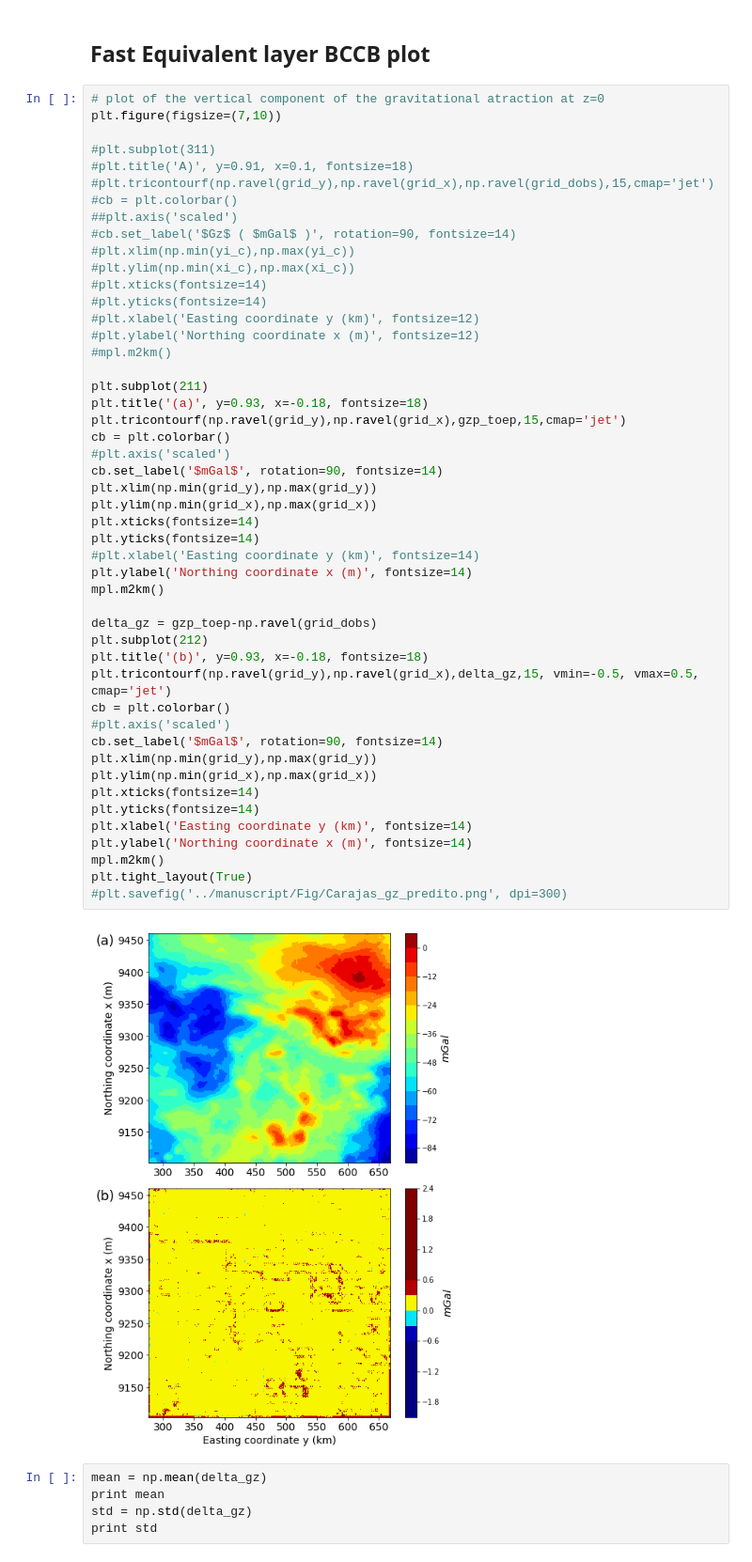
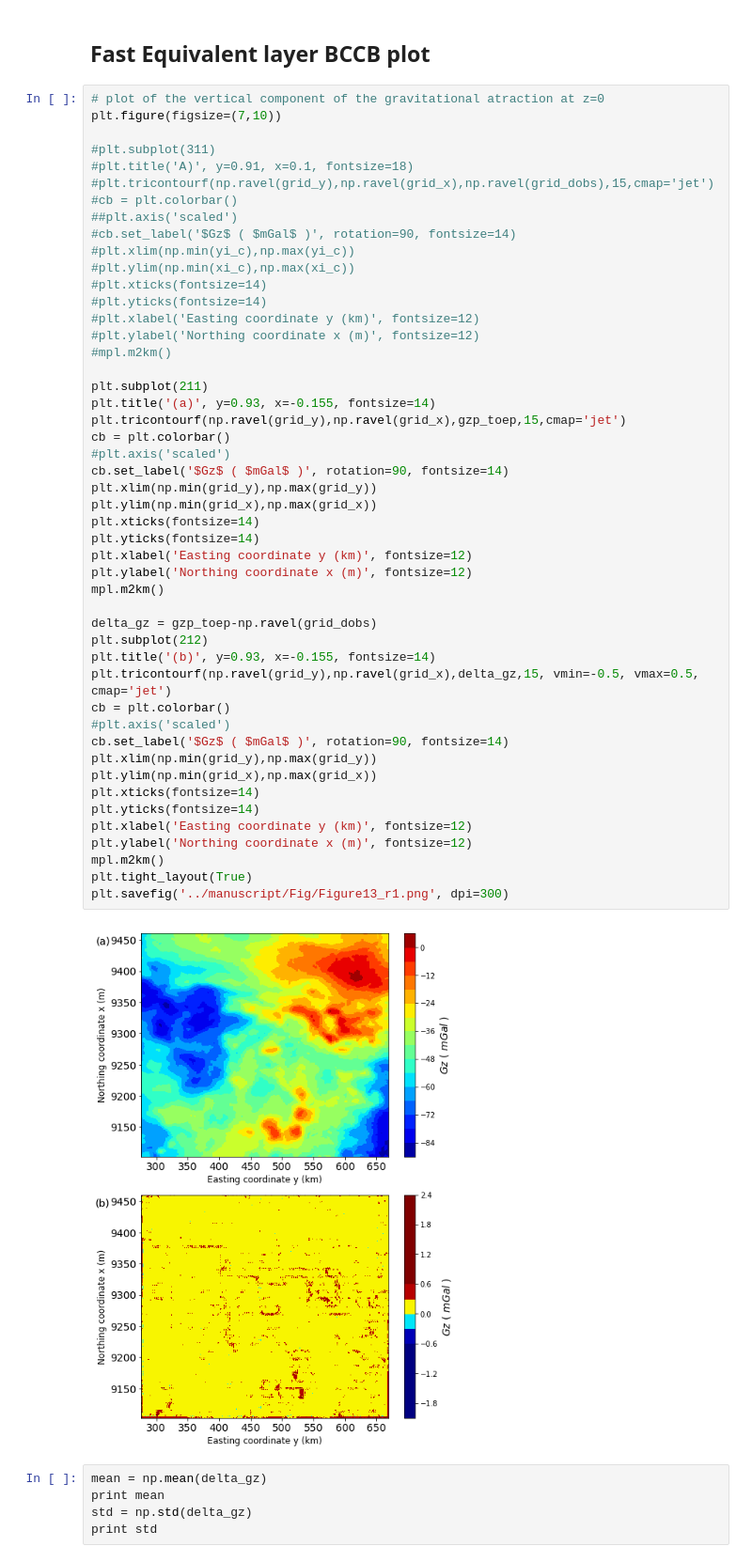
Before and after one commit to pinga-lab/Eq_Layer-Toeplitz, a Jupyter notebook: code/Carajas_Data_Irregular_Grid.ipynb, the cells around one changed output. Shown: that part at 94% size. Saved outputs shown, nothing was run; the diff lists cells and outputs as text.

Commit message:
Revert "New figures without "Gz" label"

```diff
--- a/code/Carajas_Data_Irregular_Grid.ipynb
+++ b/code/Carajas_Data_Irregular_Grid.ipynb
@@ -104,43 +104,43 @@ plt.figure(figsize=(7,10))
 #plt.xlim(np.min(yi_c),np.max(yi_c))
 #plt.ylim(np.min(xi_c),np.max(xi_c))
 #plt.xticks(fontsize=14)
 #plt.yticks(fontsize=14)
 #plt.xlabel('Easting coordinate y (km)', fontsize=12)
 #plt.ylabel('Northing coordinate x (m)', fontsize=12)
 #mpl.m2km()
 
 plt.subplot(211)
-plt.title('(a)', y=0.93, x=-0.18, fontsize=18)
+plt.title('(a)', y=0.93, x=-0.155, fontsize=14)
 plt.tricontourf(np.ravel(grid_y),np.ravel(grid_x),gzp_toep,15,cmap='jet')
 cb = plt.colorbar()
 #plt.axis('scaled')
-cb.set_label('$mGal$', rotation=90, fontsize=14)
+cb.set_label('$Gz$ ( $mGal$ )', rotation=90, fontsize=14)
 plt.xlim(np.min(grid_y),np.max(grid_y))
 plt.ylim(np.min(grid_x),np.max(grid_x))
 plt.xticks(fontsize=14)
 plt.yticks(fontsize=14)
-#plt.xlabel('Easting coordinate y (km)', fontsize=14)
-plt.ylabel('Northing coordinate x (m)', fontsize=14)
+plt.xlabel('Easting coordinate y (km)', fontsize=12)
+plt.ylabel('Northing coordinate x (m)', fontsize=12)
 mpl.m2km()
 
 delta_gz = gzp_toep-np.ravel(grid_dobs)
 plt.subplot(212)
-plt.title('(b)', y=0.93, x=-0.18, fontsize=18)
+plt.title('(b)', y=0.93, x=-0.155, fontsize=14)
 plt.tricontourf(np.ravel(grid_y),np.ravel(grid_x),delta_gz,15, vmin=-0.5, vmax=0.5, cmap='jet')
 cb = plt.colorbar()
 #plt.axis('scaled')
-cb.set_label('$mGal$', rotation=90, fontsize=14)
+cb.set_label('$Gz$ ( $mGal$ )', rotation=90, fontsize=14)
 plt.xlim(np.min(grid_y),np.max(grid_y))
 plt.ylim(np.min(grid_x),np.max(grid_x))
 plt.xticks(fontsize=14)
 plt.yticks(fontsize=14)
-plt.xlabel('Easting coordinate y (km)', fontsize=14)
-plt.ylabel('Northing coordinate x (m)', fontsize=14)
+plt.xlabel('Easting coordinate y (km)', fontsize=12)
+plt.ylabel('Northing coordinate x (m)', fontsize=12)
 mpl.m2km()
 plt.tight_layout(True)
-#plt.savefig('../manuscript/Fig/Carajas_gz_predito.png', dpi=300)
+plt.savefig('../manuscript/Fig/Figure13_r1.png', dpi=300)
 # %% [output]
-[figure, old version]
+[figure, new version]
 # %%
 mean = np.mean(delta_gz)
 print mean
```
Also changed, not shown: parts of 5 cells of this notebook, 22 other files.
